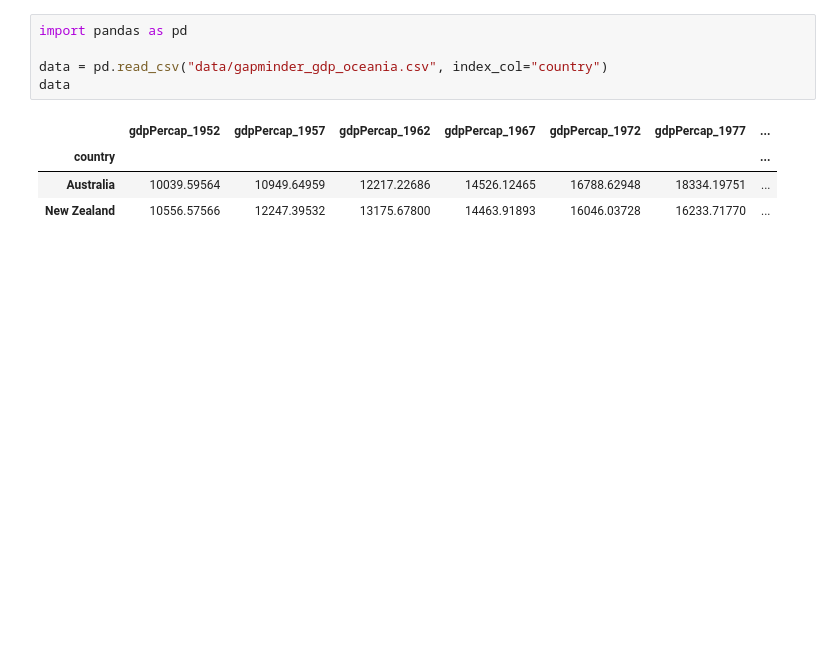
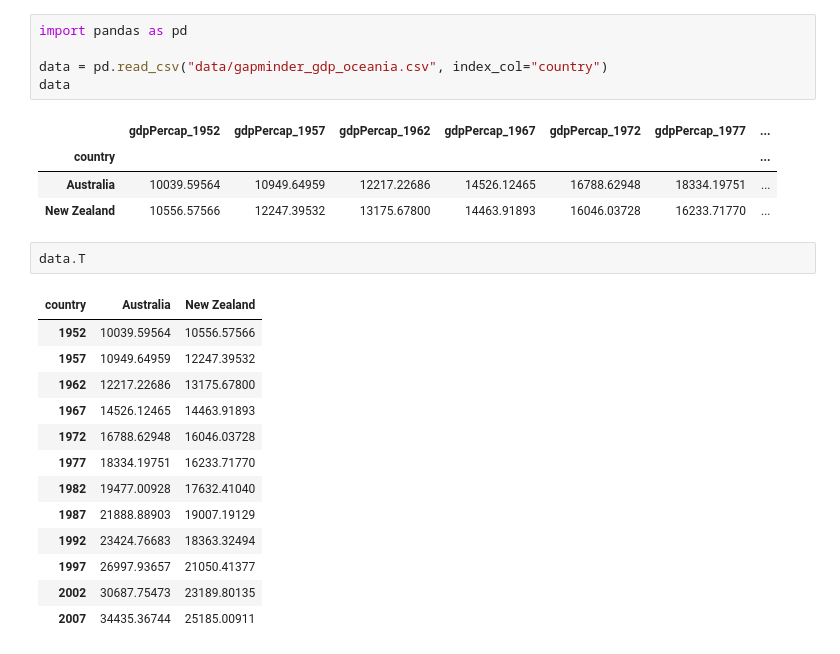
Before and after one commit to tijsbliek/gapminder-09-03-23, a Jupyter notebook: plotting.ipynb, the cells around one changed output. Saved outputs shown, nothing was run; the diff lists cells and outputs as text; blank space fills up the shorter version.

```diff
--- a/plotting.ipynb
+++ b/plotting.ipynb
@@ -20,6 +20,22 @@ data
 | country |  |  |  |  |  |  | ... |
 | Australia | 10039.59564 | 10949.64959 | 12217.22686 | 14526.12465 | 16788.62948 | 18334.19751 | ... |
 | New Zealand | 10556.57566 | 12247.39532 | 13175.67800 | 14463.91893 | 16046.03728 | 16233.71770 | ... |
+# %%
+data.T
+# %% [output]
+| country | Australia | New Zealand |
+| 1952 | 10039.59564 | 10556.57566 |
+| 1957 | 10949.64959 | 12247.39532 |
+| 1962 | 12217.22686 | 13175.67800 |
+| 1967 | 14526.12465 | 14463.91893 |
+| 1972 | 16788.62948 | 16046.03728 |
+| 1977 | 18334.19751 | 16233.71770 |
+| 1982 | 19477.00928 | 17632.41040 |
+| 1987 | 21888.88903 | 19007.19129 |
+| 1992 | 23424.76683 | 18363.32494 |
+| 1997 | 26997.93657 | 21050.41377 |
+| 2002 | 30687.75473 | 23189.80135 |
+| 2007 | 34435.36744 | 25185.00911 |
 # %%
 years = data.columns.str.replace("gdpPercap_", "")
 data.columns = years.astype(int)
```
Also changed, not shown: parts of 4 cells of this notebook.
